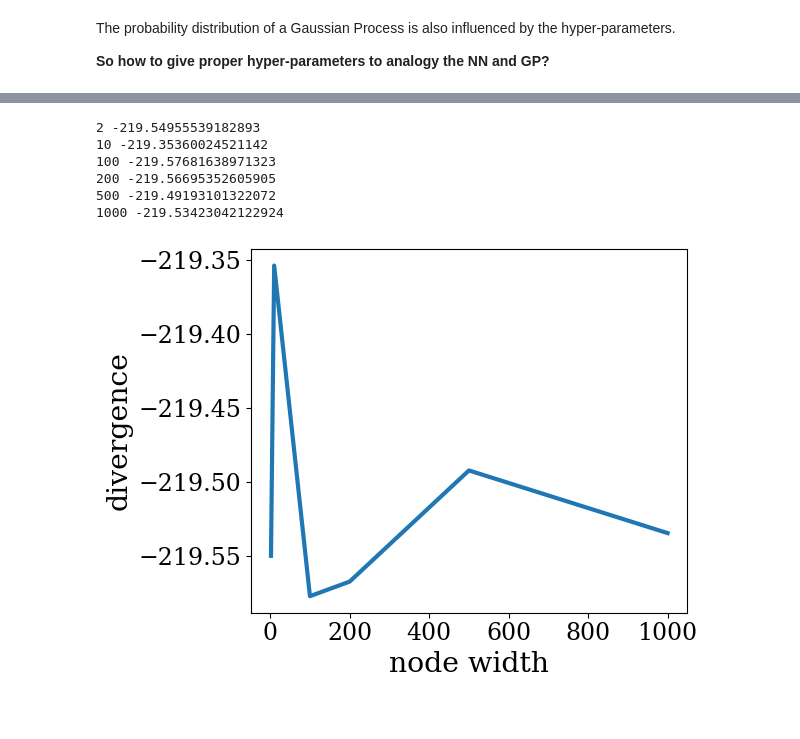
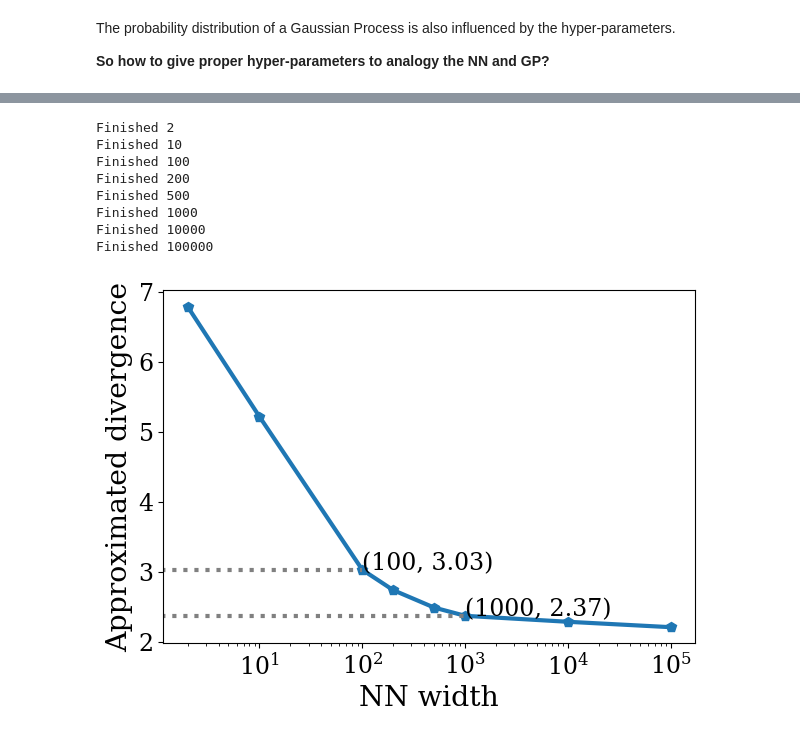
Before and after one commit to guanshaoheng/gaussian_nn_tugraz, a Jupyter notebook: link_NN_Gaussian/NN_is_GP.ipynb, the cells around one changed output, grey strips where cells are left out. Cells and saved outputs as stored; diff of their text form; code cells hidden in the pictures.

```diff
--- a/link_NN_Gaussian/NN_is_GP.ipynb
+++ b/link_NN_Gaussian/NN_is_GP.ipynb
@@ -444,10 +445,10 @@ for hidden_node in [2, 10, 100, 1000]:
 # %%
 def mask_divergence(hidden_node=2, num_samples=5000, activation='tanh'):
     p_per = 1./num_samples
-    log_2pi = np.log(2*np.pi)
+    # log_2pi = np.log(2*np.pi)
     K_inv = np.linalg.inv(k_nn  + np.eye(nx)*1e-3)
-    K_det = np.linalg.det( k_nn + np.eye(nx)*1e-3)
-    log_k_det_half = np.log(K_det)
+    # K_det = np.linalg.det( k_nn + np.eye(nx)*1e-3)
+    # log_k_det_half = np.log(K_det)
     y = rand_gen_NN(hidden=hidden_node, num_samples=num_samples, activation=activation)
     '''
     2 -92.5579582080821
@@ -456,28 +457,57 @@ def mask_divergence(hidden_node=2, num_samples=5000, activation='tanh'):
     5000 -123.62785283796535
     '''
 
+    term1_sum =  0.
+    for f in y:
+        term1_sum += np.exp(-0.5* np.einsum('i, ij, j->', f, K_inv, f))
+        # log_Q = - (0.5* np.einsum('i, ij, j->', f, K_inv, f) + 0.5*nx *log_2pi + 0.5*log_k_det_half)
+        # D_KL += (np.log(p_per) - log_Q
+        #          )/num_samples
+
     D_KL = 0.
     for f in y:
-        D_KL += (np.log(p_per) +
-                 0.5* np.einsum('i, ij, j->', f, K_inv, f) + 0.5*nx *log_2pi + 0.5*log_k_det_half)/num_samples
-    print(hidden_node, D_KL)
+        term1_normalized = np.exp(-0.5* np.einsum('i, ij, j->', f, K_inv, f))/term1_sum
+        # log_Q = - (0.5* np.einsum('i, ij, j->', f, K_inv, f) + 0.5*nx *log_2pi + 0.5*log_k_det_half)
+        D_KL += (np.log(p_per) - np.log(term1_normalized)
+             )/num_samples
+
     return D_KL
 
 divergence = []
-num_list = [2, 10, 100, 200, 500, 1000]
+num_list = [2, 10, 100, 200, 500, 1000, 10000, 100000]
 for hidden_node in num_list:
+    print('\n' + '-'*60)
+    print('\tBegin nodes: %d' % hidden_node)
+    time_start = time.time()
     divergence.append(mask_divergence(hidden_node=hidden_node, num_samples=5000))
-plt.plot(num_list, divergence)
-# plt.axis('xlog')
-plt.ylabel('divergence')
-plt.xlabel('node width')
-plt.tight_layout()
-plt.show()
+    print('\tFinished nodes: %d consumed %.2f mins' % (hidden_node, time.time() - time_start))
 # %% [output]
-2 -219.54955539182893
-10 -219.35360024521142
-100 -219.57681638971323
-200 -219.56695352605905
-500 -219.49193101322072
-1000 -219.53423042122924
+Finished 2
+Finished 10
+Finished 100
+Finished 200
+Finished 500
+Finished 1000
+Finished 10000
+Finished 100000
-[figure, removed]
+# %%
+plt.plot(num_list, divergence, marker = 'p')
+# plt.axis('xlog')
+plt.ylabel('Approximated divergence')
+plt.xlabel('NN width')
+plt.plot([0, 100], [divergence[2], divergence[2]], linestyle='dotted', color='gray')
+plt.plot([0, 1000], [divergence[5], divergence[5]], linestyle='dotted', color='gray')
+
+plt.text(x=100, y= divergence[2], s='(%d, %.2f)' % (100, divergence[2]),
+         # bbox=dict(facecolor='tab:red', alpha=0.5)
+         )
+
+plt.text(x=1000, y= divergence[5], s='(%d, %.2f)' % (1000, divergence[5]),
+         # bbox=dict(facecolor='tab:red', alpha=0.5)
+         )
+ax = plt.gca()
+ax.set_xscale('log')
+plt.tight_layout()
+plt.show()
+# %% [output]
+[figure, added]
```
Also changed, not shown: parts of 9 cells of this notebook.
